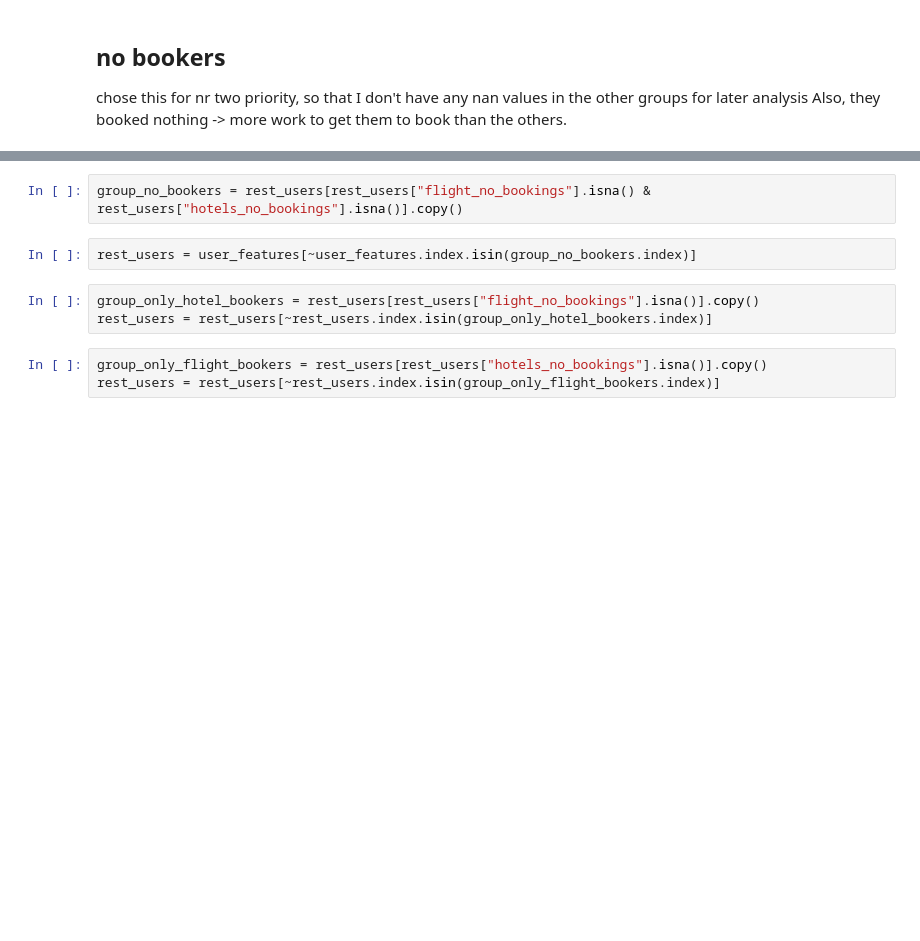
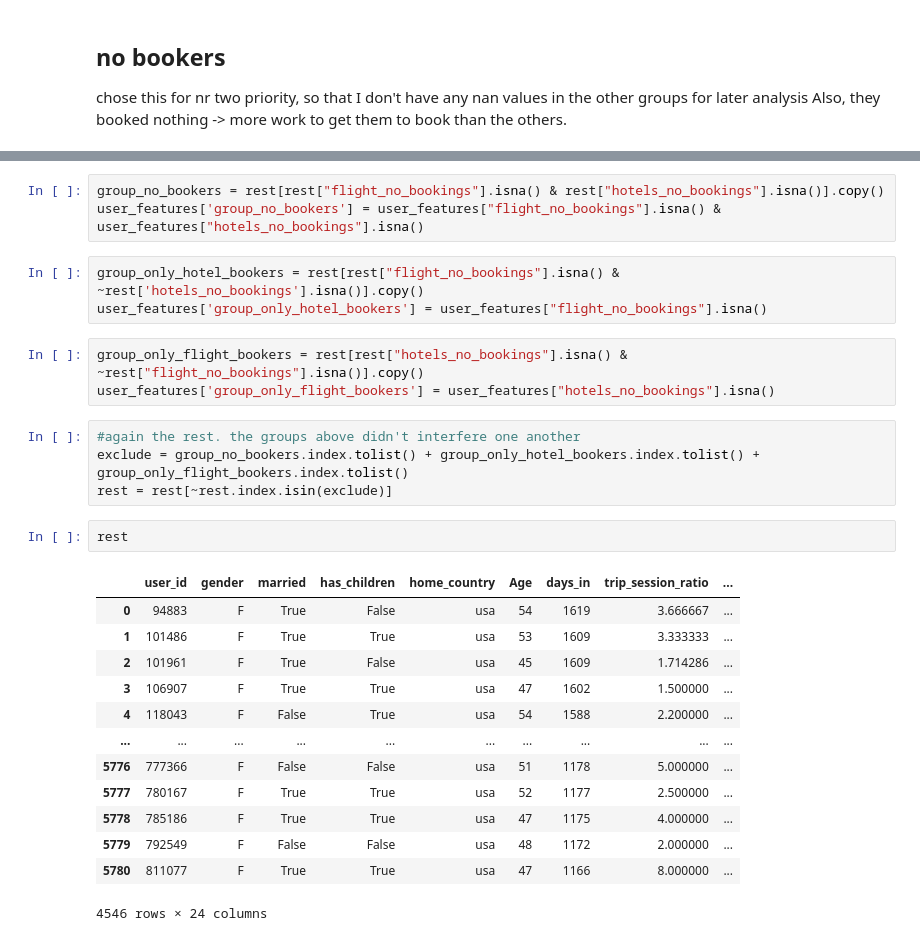
Before and after one commit to ka-katrin/TravelTide_Clustering, a Jupyter notebook: 04Groups_and_Clustering.ipynb, the cells around one changed output, grey strips where cells are left out. Cells and saved outputs as stored; diff of their text form; blank space fills up the shorter version.

```diff
--- a/04Groups_and_Clustering.ipynb
+++ b/04Groups_and_Clustering.ipynb
@@ -59,12 +91,31 @@ Name: count, dtype: int64
 - 383 booked only hotel
 - 94 booked only flights
 # %%
-group_no_bookers = rest_users[rest_users["flight_no_bookings"].isna() & rest_users["hotels_no_bookings"].isna()].copy()
+group_no_bookers = rest[rest["flight_no_bookings"].isna() & rest["hotels_no_bookings"].isna()].copy()
+user_features['group_no_bookers'] = user_features["flight_no_bookings"].isna() & user_features["hotels_no_bookings"].isna()
+# %%
+group_only_hotel_bookers = rest[rest["flight_no_bookings"].isna() & ~rest['hotels_no_bookings'].isna()].copy()
+user_features['group_only_hotel_bookers'] = user_features["flight_no_bookings"].isna()
+# %%
+group_only_flight_bookers = rest[rest["hotels_no_bookings"].isna() & ~rest["flight_no_bookings"].isna()].copy()
+user_features['group_only_flight_bookers'] = user_features["hotels_no_bookings"].isna()
+# %%
+#again the rest. the groups above didn't interfere one another
+exclude = group_no_bookers.index.tolist() + group_only_hotel_bookers.index.tolist() + group_only_flight_bookers.index.tolist()
+rest = rest[~rest.index.isin(exclude)]
 # %%
-rest_users = user_features[~user_features.index.isin(group_no_bookers.index)]
+rest
+# %% [output]
+|  | user_id | gender | married | has_children | home_country | Age | days_in | trip_session_ratio | ... |
+| 0 | 94883 | F | True | False | usa | 54 | 1619 | 3.666667 | ... |
+| 1 | 101486 | F | True | True | usa | 53 | 1609 | 3.333333 | ... |
+| 2 | 101961 | F | True | False | usa | 45 | 1609 | 1.714286 | ... |
+| 3 | 106907 | F | True | True | usa | 47 | 1602 | 1.500000 | ... |
+| 4 | 118043 | F | False | True | usa | 54 | 1588 | 2.200000 | ... |
+| ... | ... | ... | ... | ... | ... | ... | ... | ... | ... |
+| 5776 | 777366 | F | False | False | usa | 51 | 1178 | 5.000000 | ... |
+| 5777 | 780167 | F | True | True | usa | 52 | 1177 | 2.500000 | ... |
+| 5778 | 785186 | F | True | True | usa | 47 | 1175 | 4.000000 | ... |
+| 5779 | 792549 | F | False | False | usa | 48 | 1172 | 2.000000 | ... |
+| 5780 | 811077 | F | True | True | usa | 47 | 1166 | 8.000000 | ... |
+4546 rows × 24 columns
-# %%
-group_only_hotel_bookers = rest_users[rest_users["flight_no_bookings"].isna()].copy()
-rest_users = rest_users[~rest_users.index.isin(group_only_hotel_bookers.index)]
-# %%
-group_only_flight_bookers = rest_users[rest_users["hotels_no_bookings"].isna()].copy()
-rest_users = rest_users[~rest_users.index.isin(group_only_flight_bookers.index)]
```
Also changed, not shown: parts of 21 cells of this notebook.
